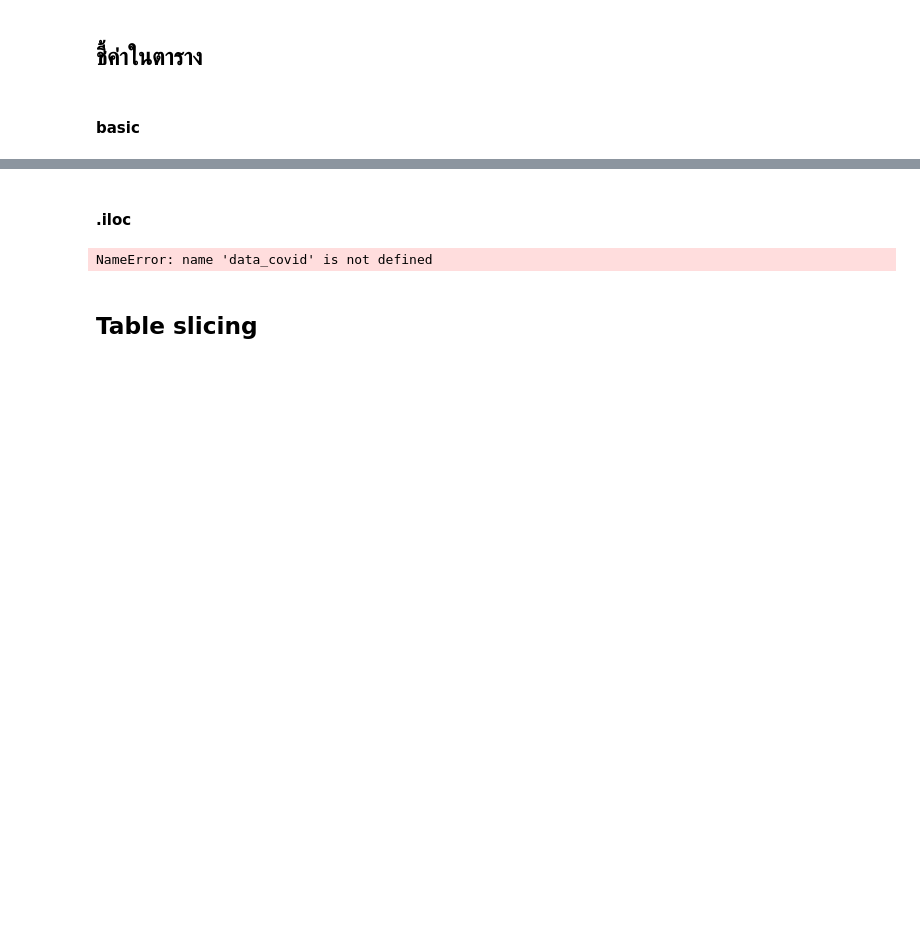
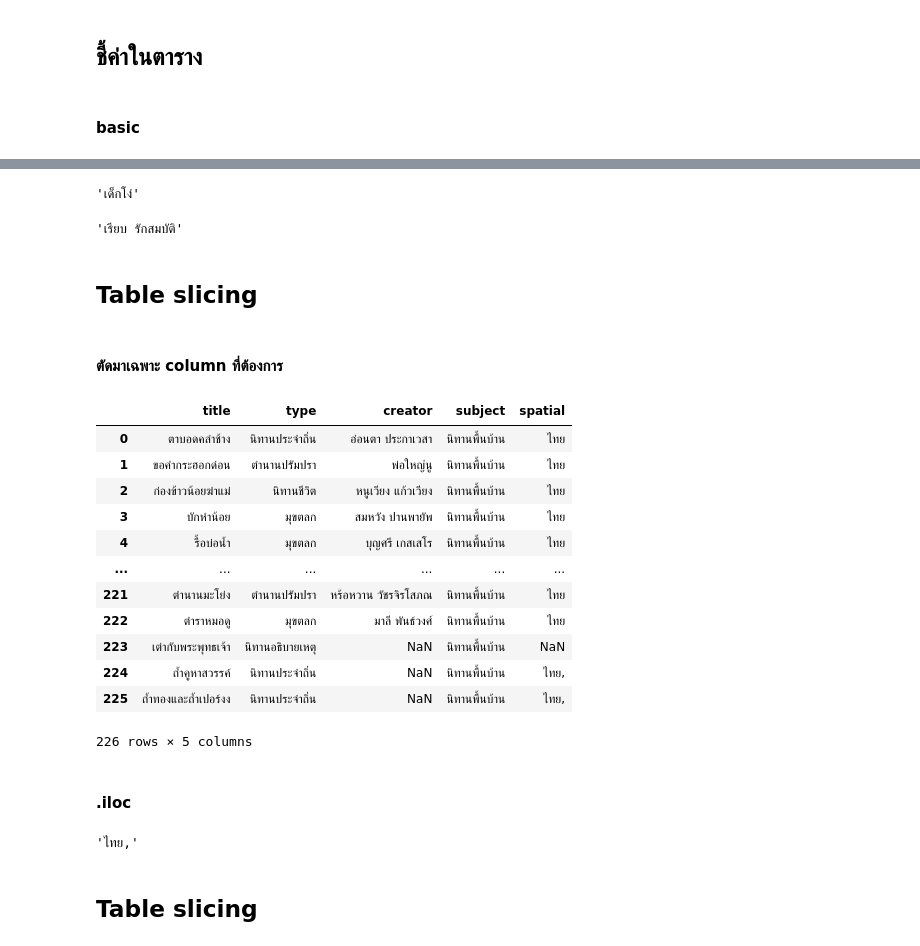
Before and after one commit to Kunyarat4803/Python_dataviz2024, a Jupyter notebook: Pandas_101.ipynb, the cells around one changed output, grey strips where cells are left out. Saved outputs shown, nothing was run; the diff lists cells and outputs as text; code cells hidden in the pictures; blank space fills up the shorter version.

```diff
--- a/Pandas_101.ipynb
+++ b/Pandas_101.ipynb
@@ -99,9 +100,38 @@ NameError: name 'data_covid' is not defined
+# %%
+folk_df['title'][99] #ชี้ column แล้วค่อยชี้ list ที่ต้องการ
+# %% [output]
+'เด็กโง่'
+# %%
+folk_df['creator'][99]
+# %% [output]
+'เรียบ รักสมบัติ'
+# %% [markdown]
+## Table slicing
+# %% [markdown]
+#### ตัดมาเฉพาะ column ที่ต้องการ
+# %%
+smaller_table = folk_df[['title','type','creator','subject','spatial']]
+smaller_table
+# %% [output]
+|  | title | type | creator | subject | spatial |
+| 0 | ตาบอดคลำช้าง | นิทานประจำถิ่น | อ่อนตา ประกาเวสา | นิทานพื้นบ้าน | ไทย |
+| 1 | ขอคำกระฮอกด่อน | ตำนานปรัมปรา | พ่อใหญ่นู | นิทานพื้นบ้าน | ไทย |
+| 2 | ก่องข้าวน้อยฆ่าแม่ | นิทานชีวิต | หนูเวียง แก้วเวียง | นิทานพื้นบ้าน | ไทย |
+| 3 | บักหำน้อย | มุขตลก | สมหวัง ปานพายัพ | นิทานพื้นบ้าน | ไทย |
+| 4 | รื้อบ่อน้ำ | มุขตลก | บุญศรี เกสเสโร | นิทานพื้นบ้าน | ไทย |
+| ... | ... | ... | ... | ... | ... |
+| 221 | ตำนานมะโย่ง | ตำนานปรัมปรา | หร้อหวาน วัชรจิรโสภณ | นิทานพื้นบ้าน | ไทย |
+| 222 | ตำราหมอดู | มุขตลก | มาลี พันธ์วงศ์ | นิทานพื้นบ้าน | ไทย |
+| 223 | เต่ากับพระพุทธเจ้า | นิทานอธิบายเหตุ | NaN | นิทานพื้นบ้าน | NaN |
+| 224 | ถ้ำคูหาสวรรค์ | นิทานประจำถิ่น | NaN | นิทานพื้นบ้าน | ไทย, |
+| 225 | ถ้ำทองและถ้ำเปอร์งง | นิทานประจำถิ่น | NaN | นิทานพื้นบ้าน | ไทย, |
+226 rows × 5 columns
 # %% [markdown]
 #### .iloc
-# %%
-data_covid.iloc[4,7]
-# %% [output]
-NameError: name 'data_covid' is not defined
+# %%
+folk_df.iloc[99,5] #ชี้แบบ row x column
+# %% [output]
+'ไทย,'
 # %% [markdown]
 ## Table slicing
 # %% [markdown]
```
Also changed, not shown: parts of 79 cells of this notebook.
